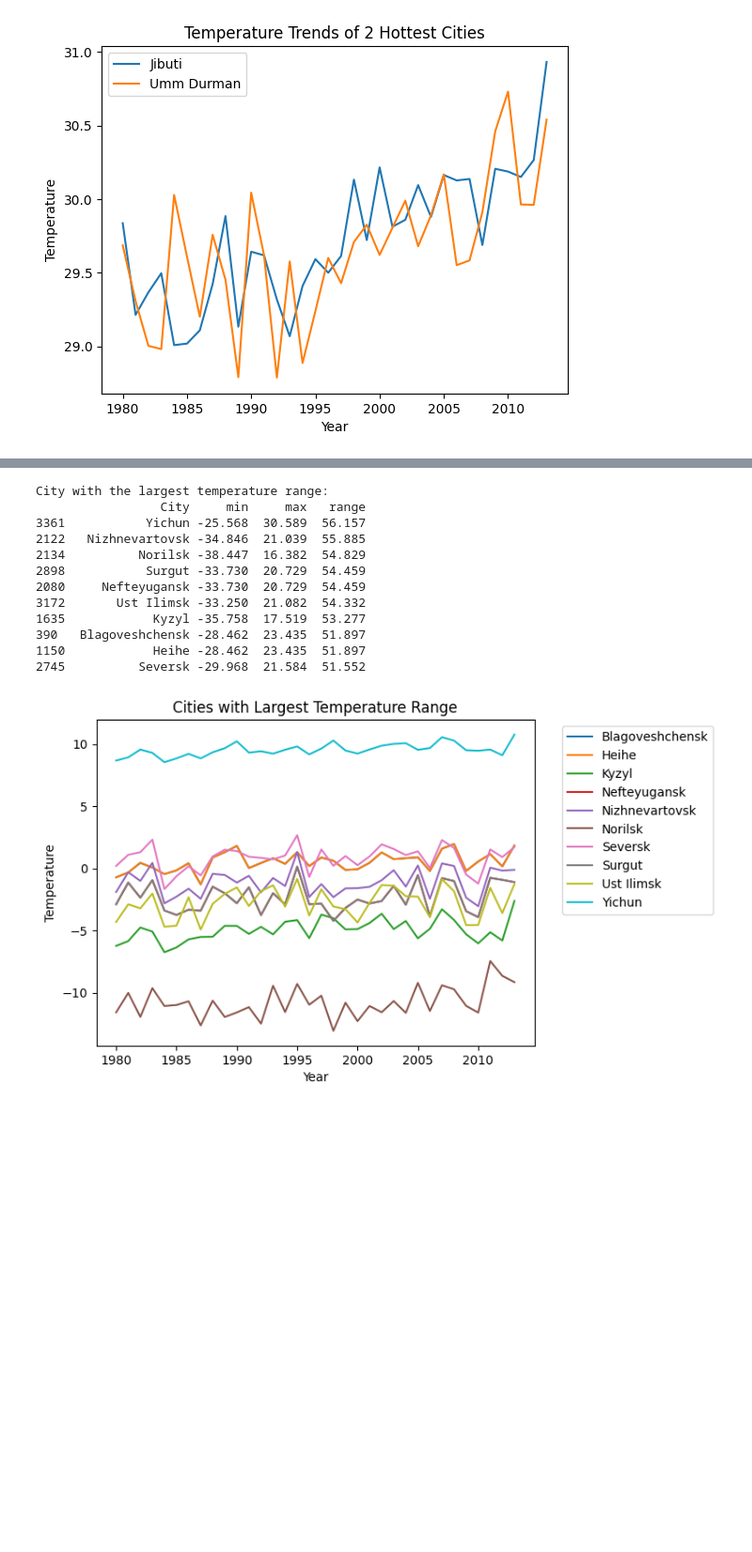
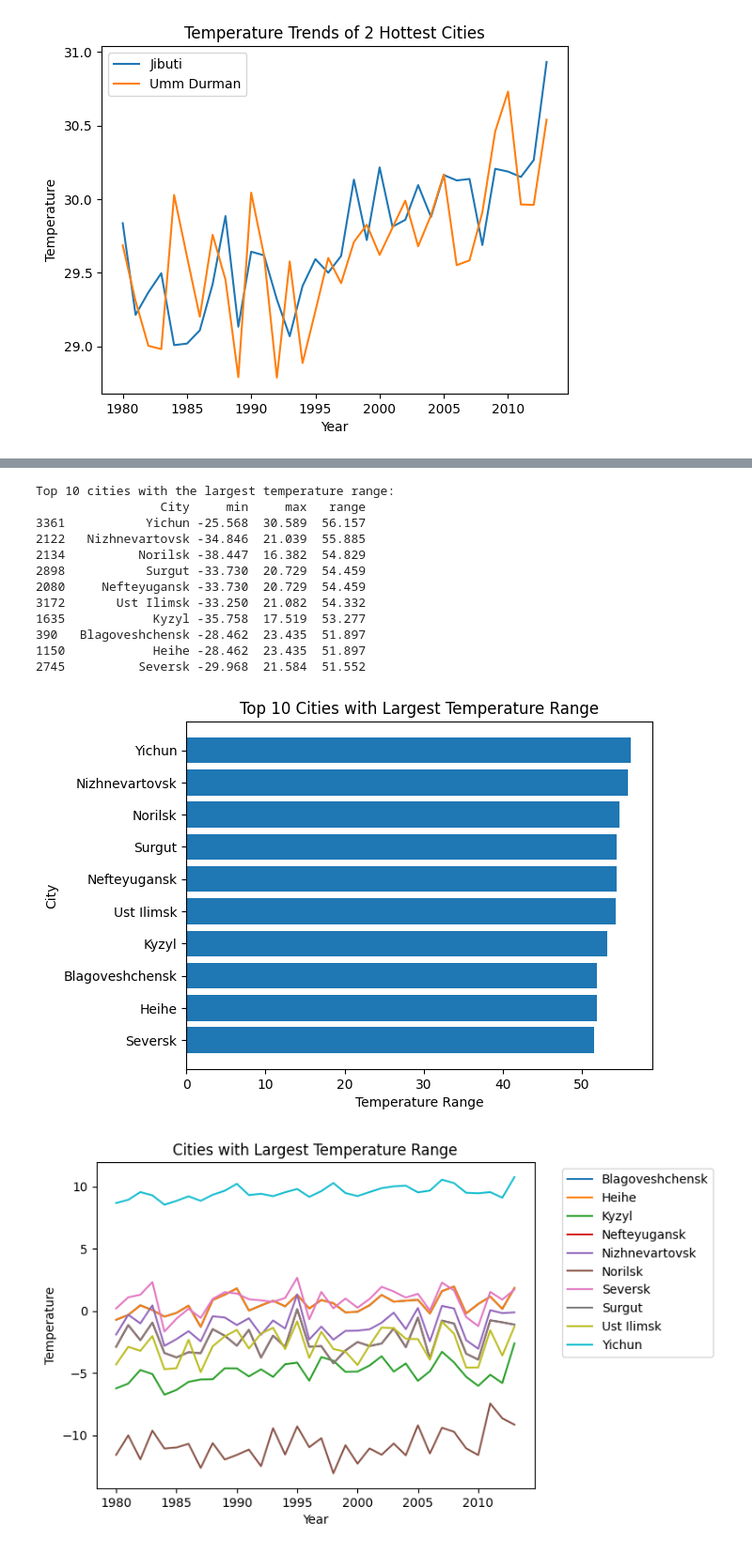
Before and after one commit to JaphletM/climate-watch, a Jupyter notebook: Opdracht 2/notebook.ipynb, the cells around one changed output, grey strips where cells are left out. Shown at 94% size. Cells and saved outputs as stored; diff of their text form; code cells hidden in the pictures; blank space fills up the shorter version.

```diff
--- a/Opdracht 2/notebook.ipynb
+++ b/Opdracht 2/notebook.ipynb
@@ -251,11 +278,6 @@ city_extremes["range"] = city_extremes["max"] - city_extremes["min"]
 # %%
-top_variable = city_extremes.sort_values("range", ascending=False).head(10)
-
-
-print("City with the largest temperature range:")
-print(top_variable[["City", "min", "max", "range"]])
 # %% [output]
-City with the largest temperature range:
+Top 10 cities with the largest temperature range:
                  City     min     max   range
 3361           Yichun -25.568  30.589  56.157
 2122   Nizhnevartovsk -34.846  21.039  55.885
@@ -267,6 +289,18 @@ City with the largest temperature range:
 390   Blagoveshchensk -28.462  23.435  51.897
 1150            Heihe -28.462  23.435  51.897
 2745          Seversk -29.968  21.584  51.552
+# %%
+import matplotlib.pyplot as plt
+
+plt.figure()
+plt.barh(top_variable["City"], top_variable["range"])
+plt.xlabel("Temperature Range")
+plt.ylabel("City")
+plt.title("Top 10 Cities with Largest Temperature Range")
+plt.gca().invert_yaxis()
+plt.show()
+# %% [output]
+[figure, added]
 # %%
 import matplotlib.pyplot as plt
 
```
Also changed, not shown: parts of 6 cells of this notebook, 6 other files.
